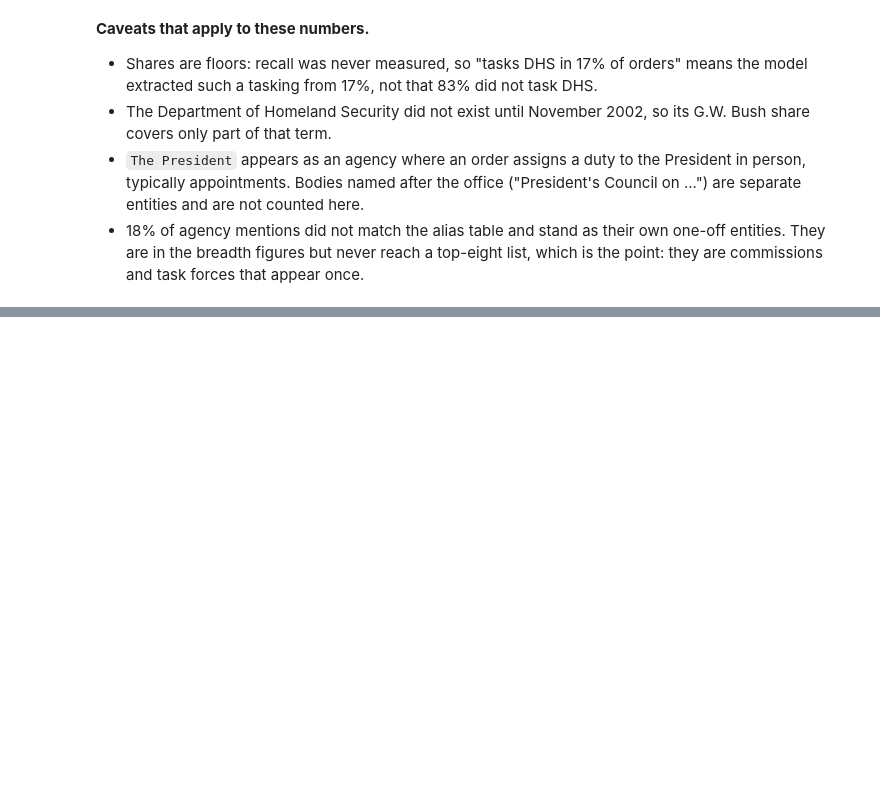
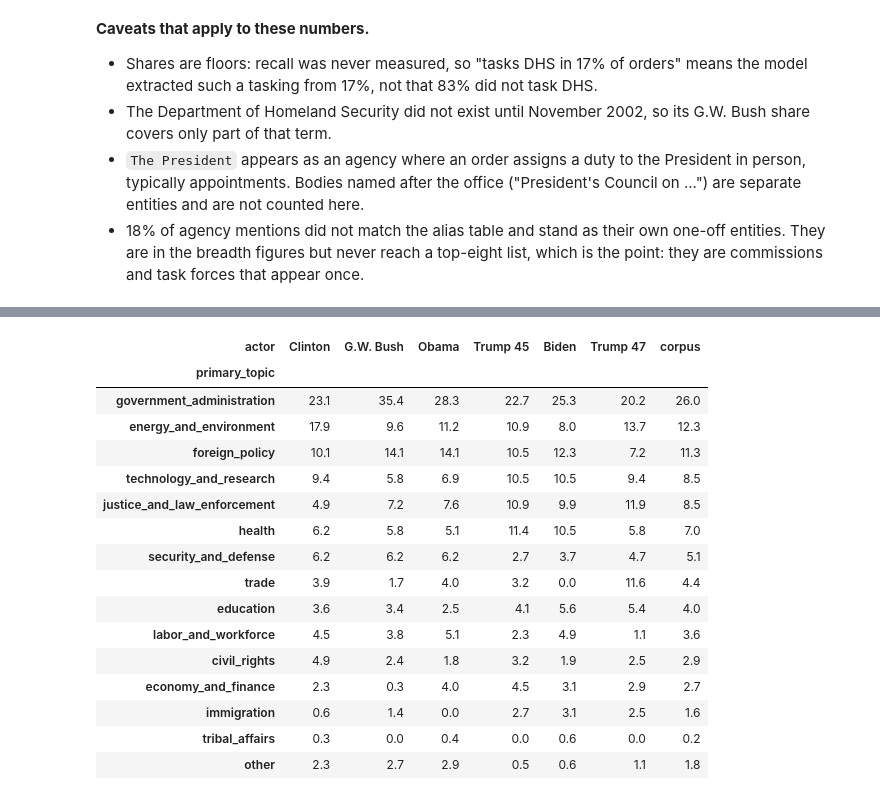
Before and after one commit to DaveKT/EO_Analysis, a Jupyter notebook: notebooks/analysis.ipynb, the cells around one changed output, grey strips where cells are left out. Saved outputs shown, nothing was run; the diff lists cells and outputs as text; code cells hidden in the pictures; blank space fills up the shorter version.

```diff
--- a/notebooks/analysis.ipynb
+++ b/notebooks/analysis.ipynb
@@ -477,0 +494,30 @@ plt.show()
+# %%
+TOPIC_ORDER = q("SELECT primary_topic FROM orders GROUP BY 1 ORDER BY COUNT(*) DESC")["primary_topic"].tolist()
+TOPIC_ORDER = [t for t in TOPIC_ORDER if t != "other"] + ["other"]
+
+topics = q("SELECT document_number, president, signing_date, primary_topic FROM orders")
+topics["actor"] = [administration(p, d) for p, d in zip(topics.president, topics.signing_date)]
+
+topic_counts = (topics.pivot_table(index="primary_topic", columns="actor", values="document_number", aggfunc="size", fill_value=0)
+                      .reindex(index=TOPIC_ORDER, columns=ADMINS, fill_value=0))
+topic_share = (topic_counts / topic_counts.sum() * 100).round(1)
+topic_share["corpus"] = (topic_counts.sum(axis=1) / topic_counts.values.sum() * 100).round(1)
+topic_share
+# %% [output]
+| actor | Clinton | G.W. Bush | Obama | Trump 45 | Biden | Trump 47 | corpus |
+| primary_topic |  |  |  |  |  |  |  |
+| government_administration | 23.1 | 35.4 | 28.3 | 22.7 | 25.3 | 20.2 | 26.0 |
+| energy_and_environment | 17.9 | 9.6 | 11.2 | 10.9 | 8.0 | 13.7 | 12.3 |
+| foreign_policy | 10.1 | 14.1 | 14.1 | 10.5 | 12.3 | 7.2 | 11.3 |
+| technology_and_research | 9.4 | 5.8 | 6.9 | 10.5 | 10.5 | 9.4 | 8.5 |
+| justice_and_law_enforcement | 4.9 | 7.2 | 7.6 | 10.9 | 9.9 | 11.9 | 8.5 |
+| health | 6.2 | 5.8 | 5.1 | 11.4 | 10.5 | 5.8 | 7.0 |
+| security_and_defense | 6.2 | 6.2 | 6.2 | 2.7 | 3.7 | 4.7 | 5.1 |
+| trade | 3.9 | 1.7 | 4.0 | 3.2 | 0.0 | 11.6 | 4.4 |
+| education | 3.6 | 3.4 | 2.5 | 4.1 | 5.6 | 5.4 | 4.0 |
+| labor_and_workforce | 4.5 | 3.8 | 5.1 | 2.3 | 4.9 | 1.1 | 3.6 |
+| civil_rights | 4.9 | 2.4 | 1.8 | 3.2 | 1.9 | 2.5 | 2.9 |
+| economy_and_finance | 2.3 | 0.3 | 4.0 | 4.5 | 3.1 | 2.9 | 2.7 |
+| immigration | 0.6 | 1.4 | 0.0 | 2.7 | 3.1 | 2.5 | 1.6 |
+| tribal_affairs | 0.3 | 0.0 | 0.4 | 0.0 | 0.6 | 0.0 | 0.2 |
+| other | 2.3 | 2.7 | 2.9 | 0.5 | 0.6 | 1.1 | 1.8 |
```
Also changed, not shown: parts of 6 cells of this notebook.
